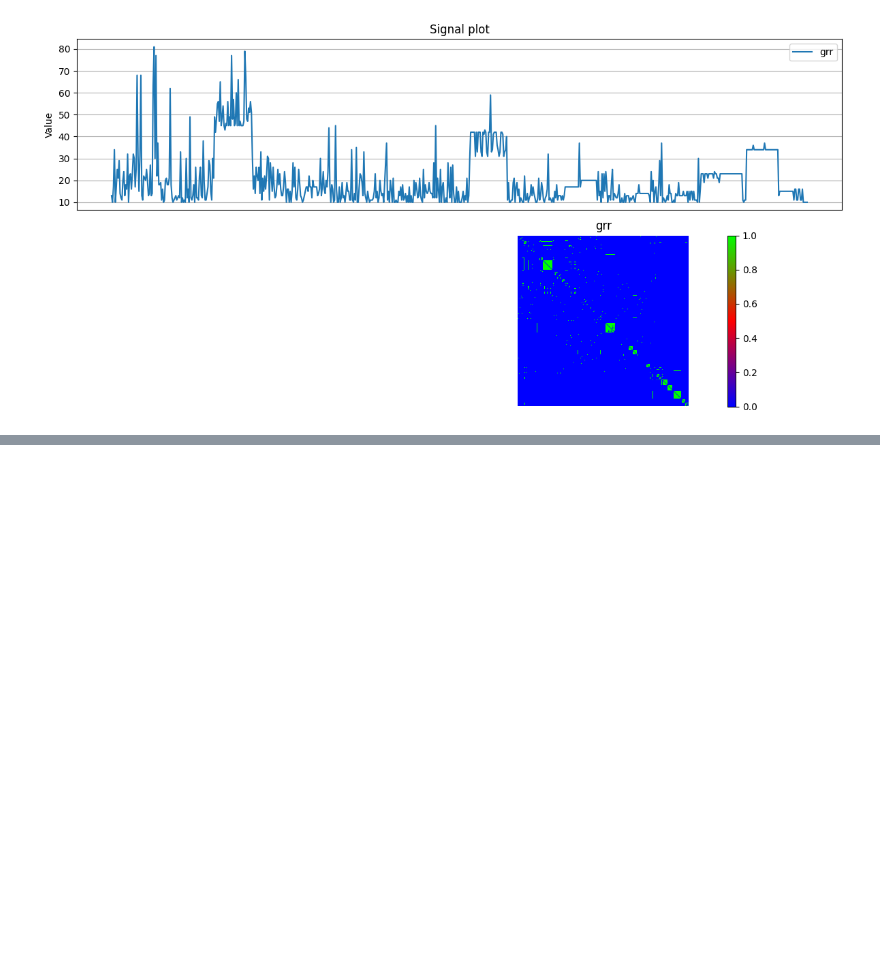
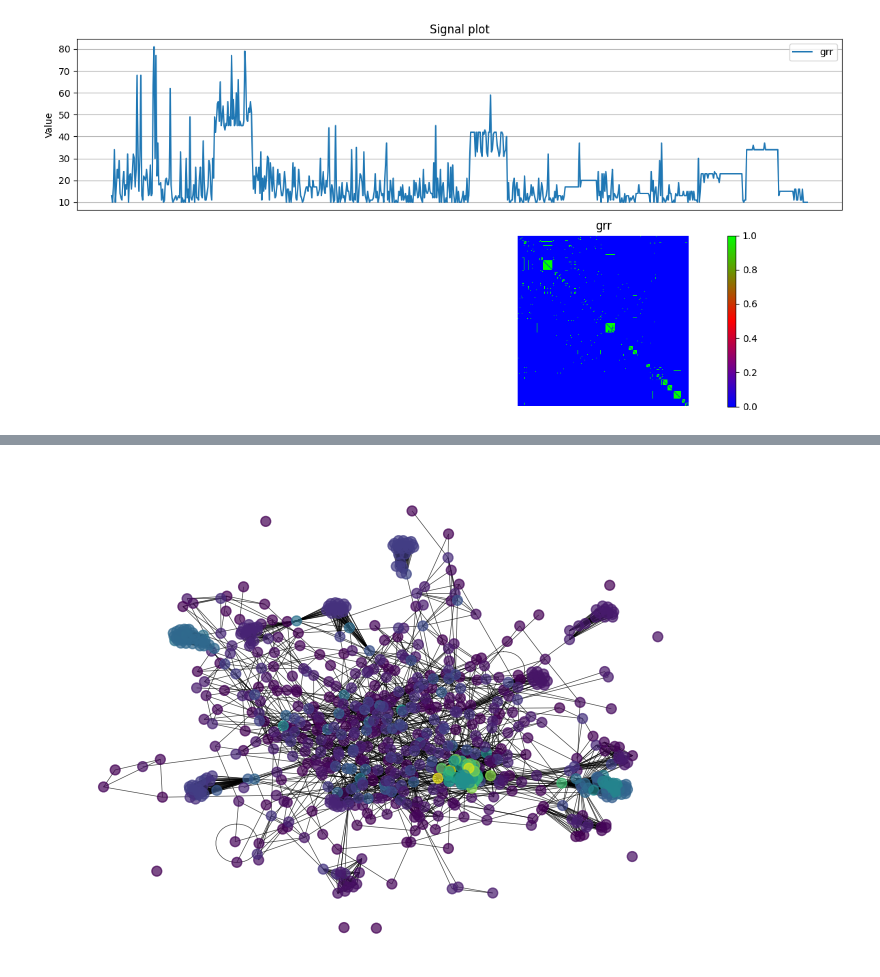
Before and after one commit to Salah4848/PDB, a Jupyter notebook: noteb.ipynb, the cells around one changed output, grey strips where cells are left out. Saved outputs shown, nothing was run; the diff lists cells and outputs as text; code cells hidden in the pictures; blank space fills up the shorter version.

```diff
--- a/noteb.ipynb
+++ b/noteb.ipynb
@@ -72,0 +73,19 @@ plot_arrays([("Aligned A",perm_node_features,perm_adj_matrice),(nameF,perm_muF,p
+# %%
+from sklearn.preprocessing import MinMaxScaler
+scaler = MinMaxScaler()
+normalized_features = scaler.fit_transform(perm_node_features.reshape(-1,1)).flatten()
+
+from matplotlib import cm
+cmap = cm.viridis  # Choose a colormap (e.g., viridis, plasma, coolwarm)
+node_colors = cmap(normalized_features)
+G = nx.from_numpy_array(perm_adj_matrice)
+
+pos = nx.spring_layout(G,k=0.15)
+nx.draw(G, pos,
+        node_color=node_colors,
+        node_size=50,  # Adjust node size
+        width=0.5,  # Adjust edge width
+        with_labels=False,  # Consider hiding labels for better clarity
+        alpha=0.7)
+# %% [output]
+[figure, added]
```
Also changed, not shown: parts of 15 cells of this notebook, 6 other files.
